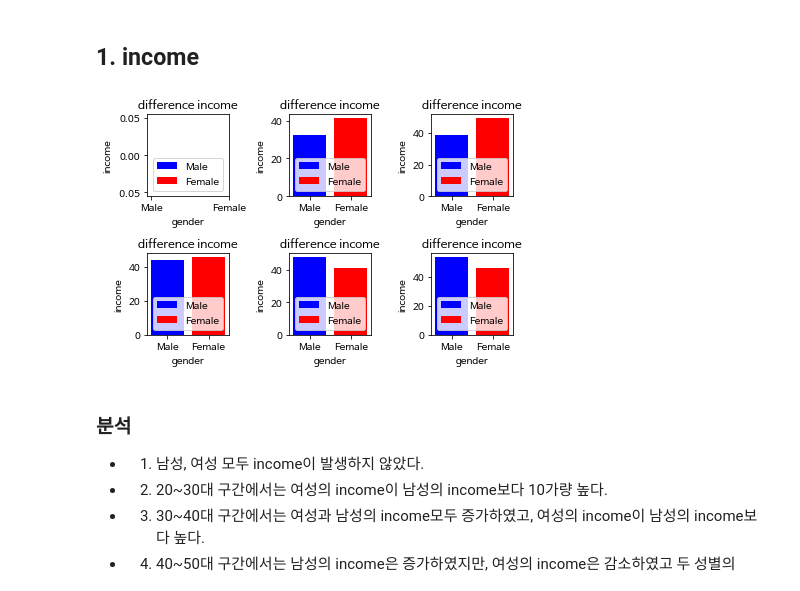
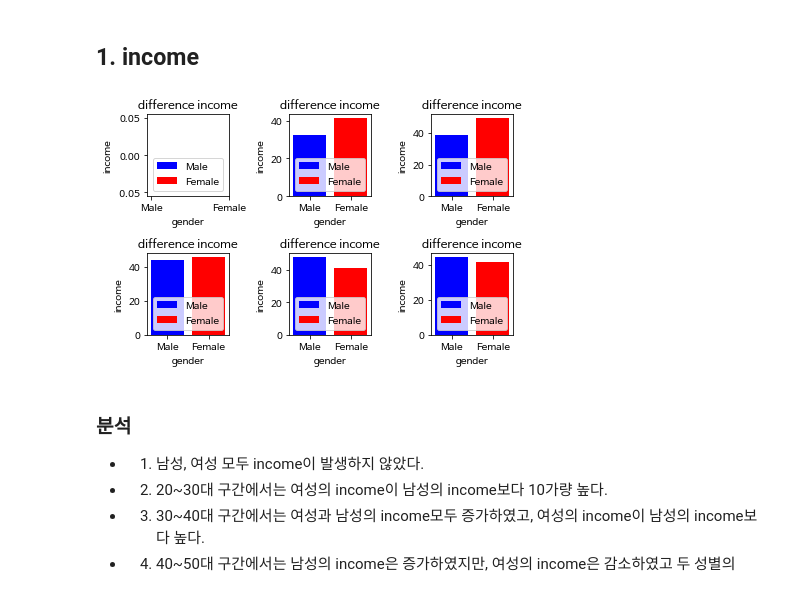
Before and after one commit to jungsungmoon/visualization, a Jupyter notebook: Visualization.ipynb, the cells around one changed output. Saved outputs shown, nothing was run; the diff lists cells and outputs as text; code cells hidden in the pictures.

```diff
--- a/Visualization.ipynb
+++ b/Visualization.ipynb
@@ -23,84 +23,41 @@ credit.head(3)
 # %%
 fig = plt.figure()
 ax = []
 
 x = range(0,2)
 gender = ['Male', 'Female']
 
 for i in range(1,7):
     ax.append(fig.add_subplot(2,3,i))
 
 ax[0].bar(0, credit[(credit['Age'] < 20) & (credit['Gender'] == 'Male')]['Income'].mean(),
         color = 'b', label='Male')
 ax[0].bar(1, credit[(credit['Age'] < 20) & (credit['Gender'] == 'Female')]['Income'].mean(),
         color = 'r', label='Female')
 ax[0].set_xticks(x)
 ax[0].set_xticklabels(gender)
 ax[0].set_xlabel('gender')
 ax[0].set_ylabel('income')
 ax[0].set_title('difference income')
 ax[0].legend(loc="lower center")
 
-ax[1].bar(0, credit[(credit['Age'] >= 20) & (credit['Age'] < 40) & (credit['Gender'] == 'Male')]['Income'].mean(),
+for i in range(1, 6):
+  ax[i].bar(0, credit[(credit['Age'] >= i*10+10) & (credit['Age'] < i*10+30) & (credit['Gender'] == 'Male')]['Income'].mean(),
         color = 'b', label='Male')
-ax[1].bar(1, credit[(credit['Age'] >= 20) & (credit['Age'] < 40) & (credit['Gender'] == 'Female')]['Income'].mean(),
-        color = 'r', label='Female')
-ax[1].set_xticks(x)
-ax[1].set_xticklabels(gender)
-ax[1].set_xlabel('gender')
-ax[1].set_ylabel('income')
-ax[1].set_title('difference income')
-ax[1].legend(loc="lower center")
-
-ax[2].bar(0, credit[(credit['Age'] >= 30) & (credit['Age'] < 50) & (credit['Gender'] == 'Male')]['Income'].mean(),
-        color = 'b', label='Male')
-ax[2].bar(1, credit[(credit['Age'] >= 30) & (credit['Age'] < 50) & (credit['Gender'] == 'Female')]['Income'].mean(),
-        color = 'r', label='Female')
-ax[2].set_xticks(x)
-ax[2].set_xticklabels(gender)
-ax[2].set_xlabel('gender')
-ax[2].set_ylabel('income')
-ax[2].set_title('difference income')
-ax[2].legend(loc="lower center")
-
-ax[3].bar(0, credit[(credit['Age'] >= 40) & (credit['Age'] < 60) & (credit['Gender'] == 'Male')]['Income'].mean(),
-        color = 'b', label='Male')
-ax[3].bar(1, credit[(credit['Age'] >= 40) & (credit['Age'] < 60) & (credit['Gender'] == 'Female')]['Income'].mean(),
-        color = 'r', label='Female')
-ax[3].set_xticks(x)
-ax[3].set_xticklabels(gender)
-ax[3].set_xlabel('gender')
-ax[3].set_ylabel('income')
-ax[3].set_title('difference income')
-ax[3].legend(loc="lower center")
-
-ax[4].bar(0, credit[(credit['Age'] >= 50) & (credit['Age'] < 70) & (credit['Gender'] == 'Male')]['Income'].mean(),
-        color = 'b', label='Male')
-ax[4].bar(1, credit[(credit['Age'] >= 50) & (credit['Age'] < 70) & (credit['Gender'] == 'Female')]['Income'].mean(),
-        color = 'r', label='Female')
-ax[4].set_xticks(x)
-ax[4].set_xticklabels(gender)
-ax[4].set_xlabel('gender')
-ax[4].set_ylabel('income')
-ax[4].set_title('difference income')
-ax[4].legend(loc="lower center")
-
-ax[5].bar(0, credit[(credit['Age'] >= 60) & (credit['Gender'] == 'Male')]['Income'].mean(),
-        color = 'b', label='Male')
-ax[5].bar(1, credit[(credit['Age'] >= 60) & (credit['Gender'] == 'Female')]['Income'].mean(),
-        color = 'r', label='Female')
-ax[5].set_xticks(x)
-ax[5].set_xticklabels(gender)
-ax[5].set_xlabel('gender')
-ax[5].set_ylabel('income')
-ax[5].set_title('difference income')
-ax[5].legend(loc="lower center")
+  ax[i].bar(1, credit[(credit['Age'] >= i*10+10) & (credit['Age'] < i*10+30) & (credit['Gender'] == 'Female')]['Income'].mean(),
+          color = 'r', label='Female')
+  ax[i].set_xticks(x)
+  ax[i].set_xticklabels(gender)
+  ax[i].set_xlabel('gender')
+  ax[i].set_ylabel('income')
+  ax[i].set_title('difference income')
+  ax[i].legend(loc="lower center")
 
 plt.tight_layout()
 
 plt.show()
 # %% [output]
-[figure, old version]
+[figure, new version]
 # %% [markdown]
 ### 분석
 
```
Also changed, not shown: parts of 3 cells of this notebook.
